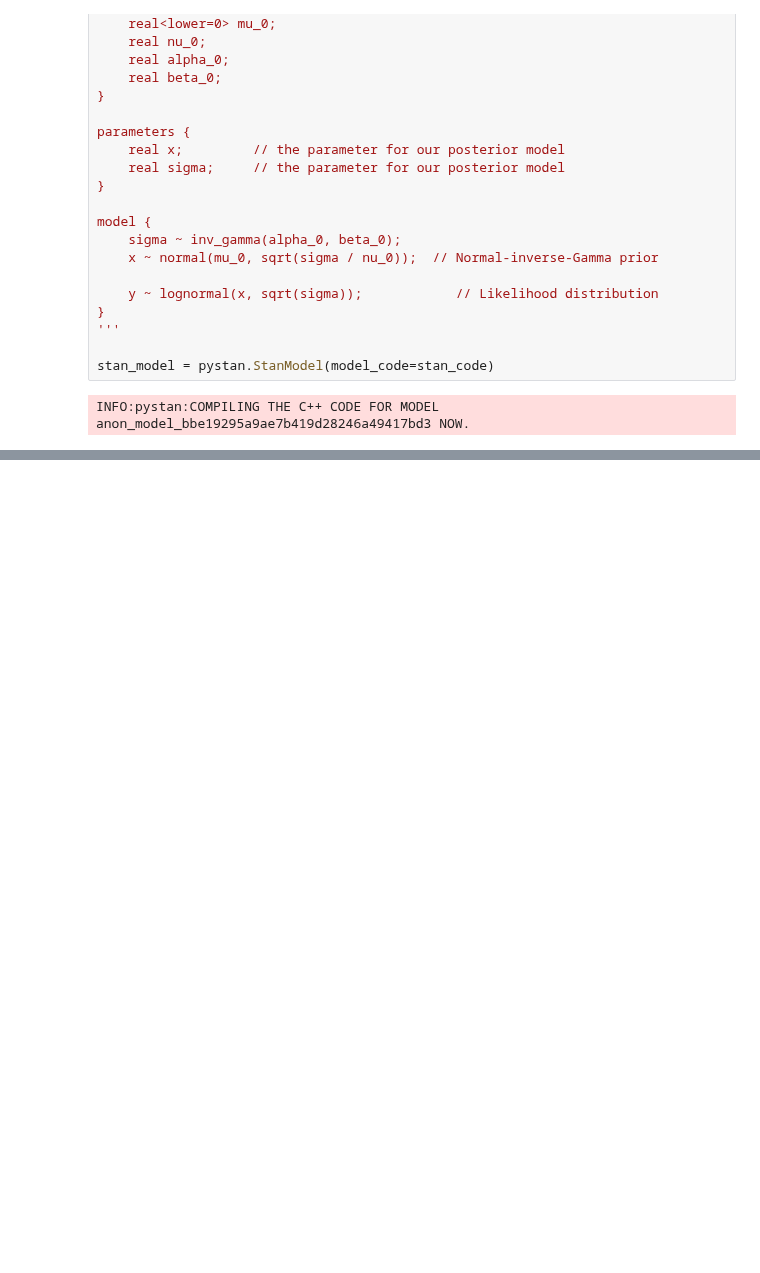
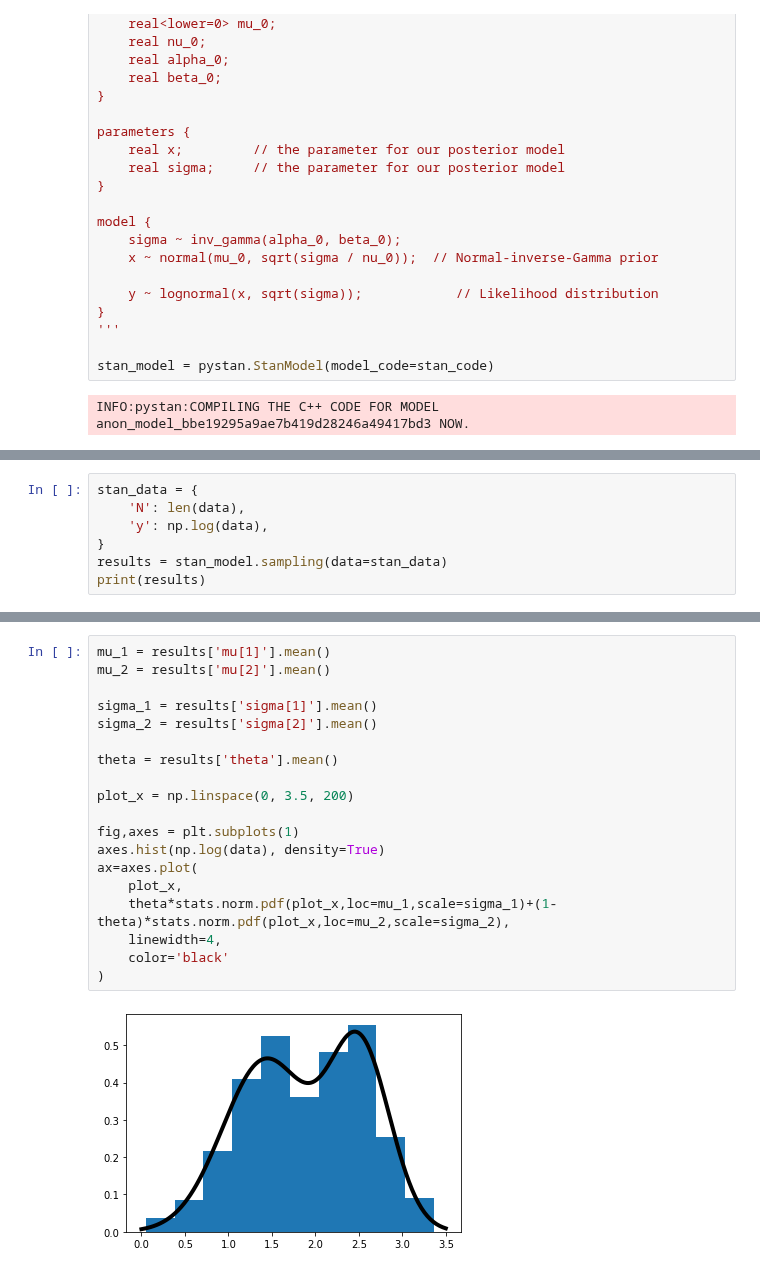
Before and after one commit to Inventrohyder/cs146, a Jupyter notebook: Assignments/assignment-3/notebook.ipynb, the cells around one changed output, grey strips where cells are left out. Cells and saved outputs as stored; diff of their text form; blank space fills up the shorter version.

Commit message:
✨ feat: fit 2 gaussians on the HRTEM data

```diff
--- a/Assignments/assignment-3/notebook.ipynb
+++ b/Assignments/assignment-3/notebook.ipynb
@@ -333,0 +367,7 @@ plt.show()
+# %%
+stan_data = {
+    'N': len(data),
+    'y': np.log(data),
+}
+results = stan_model.sampling(data=stan_data)
+print(results)
@@ -333,0 +391,21 @@ plt.show()
+# %%
+mu_1 = results['mu[1]'].mean()
+mu_2 = results['mu[2]'].mean()
+
+sigma_1 = results['sigma[1]'].mean()
+sigma_2 = results['sigma[2]'].mean()
+
+theta = results['theta'].mean()
+
+plot_x = np.linspace(0, 3.5, 200)
+
+fig,axes = plt.subplots(1)
+axes.hist(np.log(data), density=True)
+ax=axes.plot(
+    plot_x,
+    theta*stats.norm.pdf(plot_x,loc=mu_1,scale=sigma_1)+(1-theta)*stats.norm.pdf(plot_x,loc=mu_2,scale=sigma_2),
+    linewidth=4,
+    color='black'
+)
+# %% [output]
+[figure, added]
```
Also changed, not shown: parts of 15 cells of this notebook.
